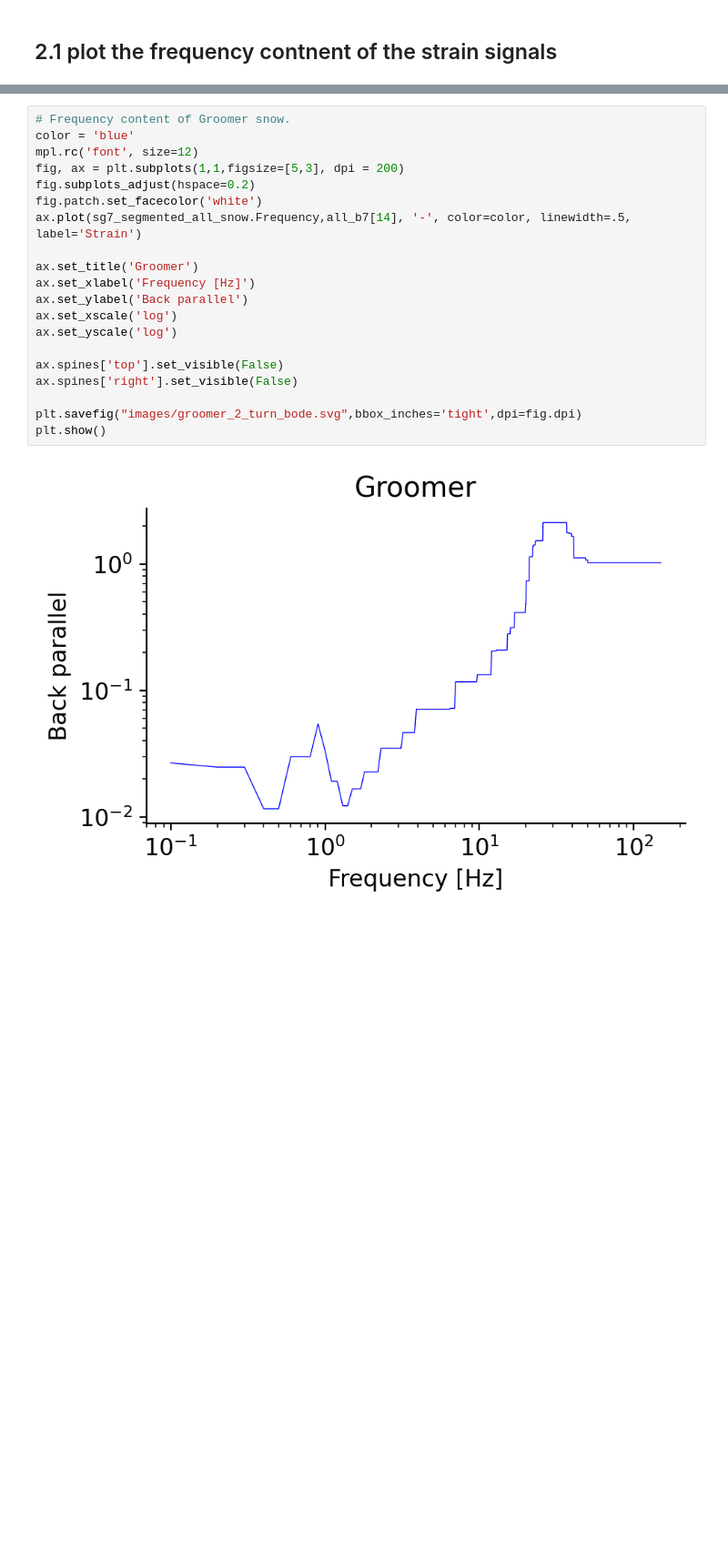
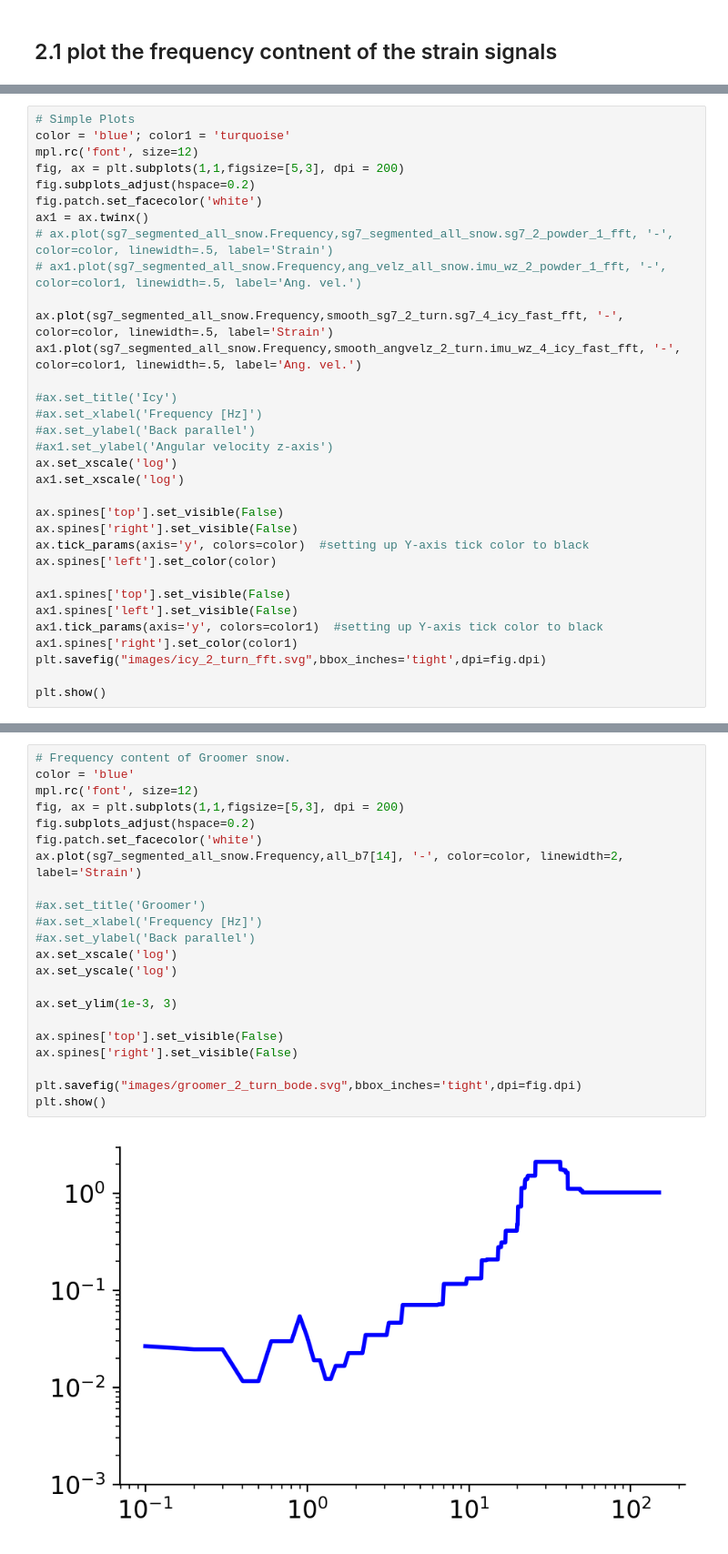
Before and after one commit to vanbreugel-lab/2023_ski_sense_manuscript, a Jupyter notebook: Strain_figures.ipynb, the cells around one changed output, grey strips where cells are left out. Shown at 91% size. Drawn from its saved outputs; the diff is of its cells as text; blank space fills up the shorter version.

```diff
--- a/Strain_figures.ipynb
+++ b/Strain_figures.ipynb
@@ -388,0 +610,33 @@ plt.show()
+# %%
+# Simple Plots
+color = 'blue'; color1 = 'turquoise'
+mpl.rc('font', size=12)
+fig, ax = plt.subplots(1,1,figsize=[5,3], dpi = 200)
+fig.subplots_adjust(hspace=0.2)
+fig.patch.set_facecolor('white')
+ax1 = ax.twinx()
+# ax.plot(sg7_segmented_all_snow.Frequency,sg7_segmented_all_snow.sg7_2_powder_1_fft, '-', color=color, linewidth=.5, label='Strain')
+# ax1.plot(sg7_segmented_all_snow.Frequency,ang_velz_all_snow.imu_wz_2_powder_1_fft, '-', color=color1, linewidth=.5, label='Ang. vel.')
+
+ax.plot(sg7_segmented_all_snow.Frequency,smooth_sg7_2_turn.sg7_4_icy_fast_fft, '-', color=color, linewidth=.5, label='Strain')
+ax1.plot(sg7_segmented_all_snow.Frequency,smooth_angvelz_2_turn.imu_wz_4_icy_fast_fft, '-', color=color1, linewidth=.5, label='Ang. vel.')
+
+#ax.set_title('Icy')
+#ax.set_xlabel('Frequency [Hz]')
+#ax.set_ylabel('Back parallel')
+#ax1.set_ylabel('Angular velocity z-axis')
+ax.set_xscale('log')
+ax1.set_xscale('log')
+
+ax.spines['top'].set_visible(False)
+ax.spines['right'].set_visible(False)
+ax.tick_params(axis='y', colors=color)  #setting up Y-axis tick color to black
+ax.spines['left'].set_color(color)
+
+ax1.spines['top'].set_visible(False)
+ax1.spines['left'].set_visible(False)
+ax1.tick_params(axis='y', colors=color1)  #setting up Y-axis tick color to black
+ax1.spines['right'].set_color(color1)
+plt.savefig("images/icy_2_turn_fft.svg",bbox_inches='tight',dpi=fig.dpi)
+
+plt.show()
@@ -389,25 +645,27 @@ plt.show()
 # %%
 # Frequency content of Groomer snow.
 color = 'blue'
 mpl.rc('font', size=12)
 fig, ax = plt.subplots(1,1,figsize=[5,3], dpi = 200)
 fig.subplots_adjust(hspace=0.2)
 fig.patch.set_facecolor('white')
-ax.plot(sg7_segmented_all_snow.Frequency,all_b7[14], '-', color=color, linewidth=.5, label='Strain')
+ax.plot(sg7_segmented_all_snow.Frequency,all_b7[14], '-', color=color, linewidth=2, label='Strain')
 
-ax.set_title('Groomer')
-ax.set_xlabel('Frequency [Hz]')
-ax.set_ylabel('Back parallel')
+#ax.set_title('Groomer')
+#ax.set_xlabel('Frequency [Hz]')
+#ax.set_ylabel('Back parallel')
 ax.set_xscale('log')
 ax.set_yscale('log')
+
+ax.set_ylim(1e-3, 3)
 
 ax.spines['top'].set_visible(False)
 ax.spines['right'].set_visible(False)
 
 plt.savefig("images/groomer_2_turn_bode.svg",bbox_inches='tight',dpi=fig.dpi)
 plt.show()
 # %% [output]
-[figure, old version]
+[figure, new version]
 # %%
 # Frequency content of Groomer snow.
 color = 'red'
```
Also changed, not shown: parts of 22 cells of this notebook, 39 other files.
